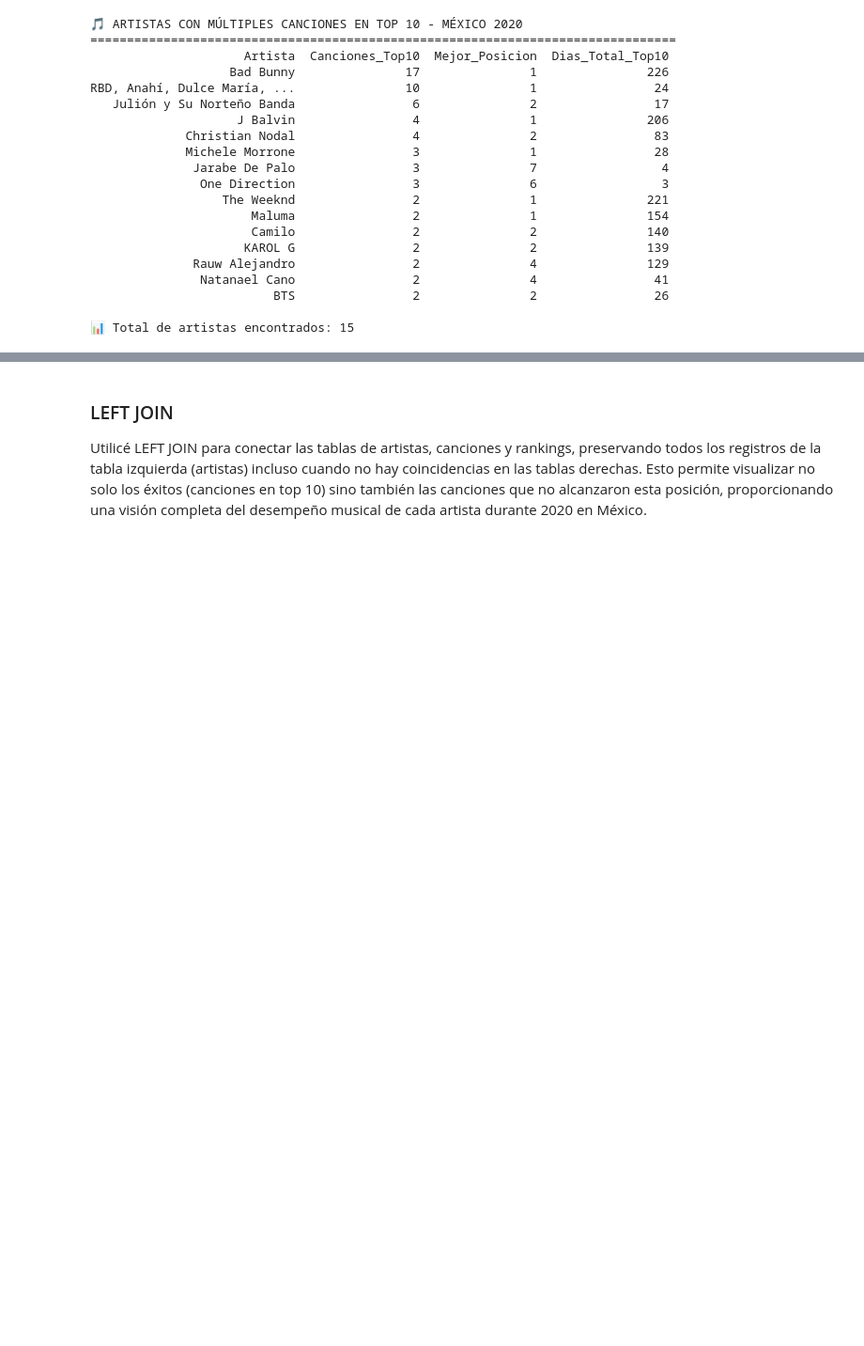
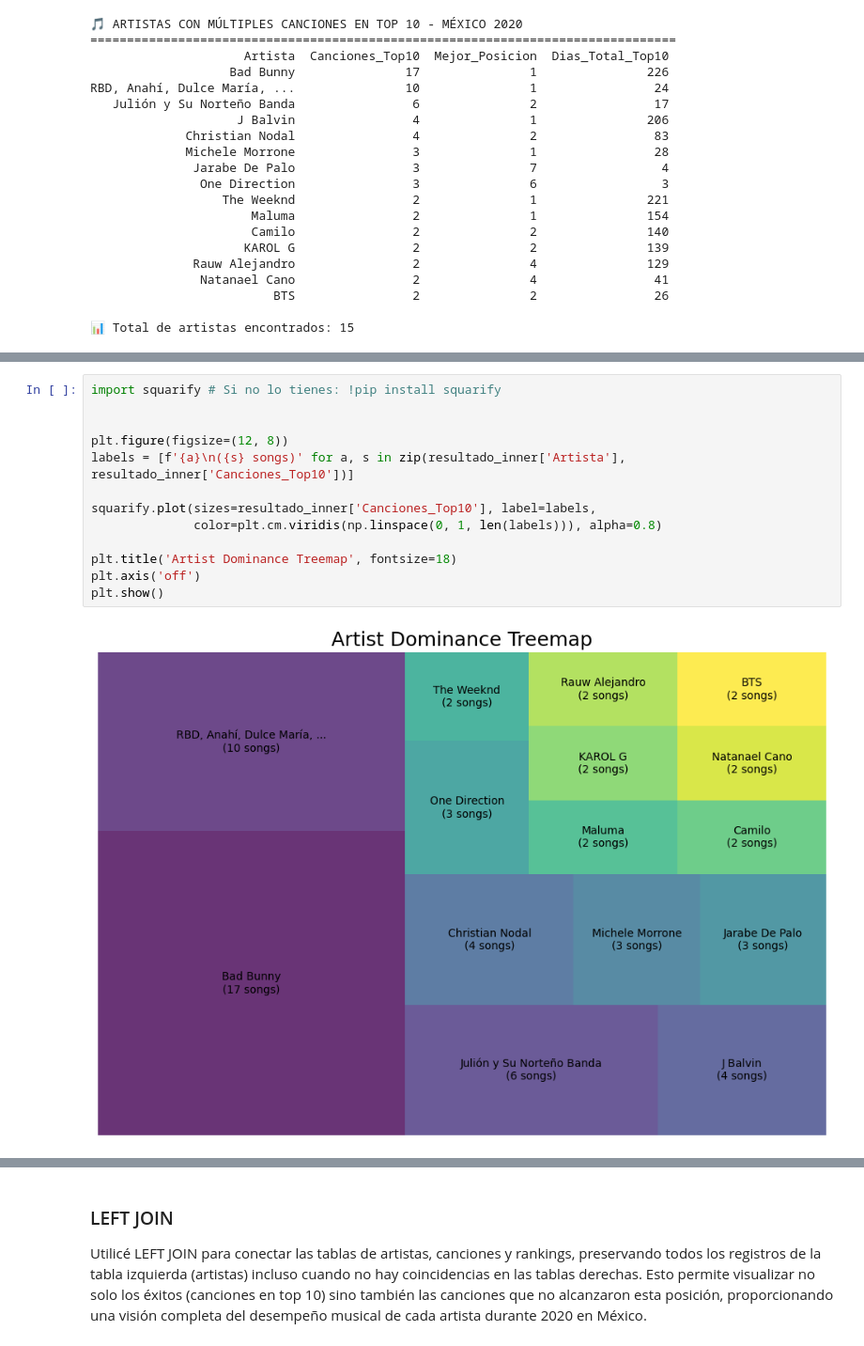
Before and after one commit to RawDreeGo/Spotify-API-Music-Data-Analysis, a Jupyter notebook: m43 Spotify API Rodrigo Cisneros Santin.ipynb, the cells around one changed output, grey strips where cells are left out. Shown at 94% size. Cells and saved outputs as stored; diff of their text form; blank space fills up the shorter version.

```diff
--- a/m43 Spotify API Rodrigo Cisneros Santin.ipynb
+++ b/m43 Spotify API Rodrigo Cisneros Santin.ipynb
@@ -777,0 +872,15 @@ RBD, Anahí, Dulce María, ...               10               1                2
+# %%
+import squarify # Si no lo tienes: !pip install squarify
+
+
+plt.figure(figsize=(12, 8))
+labels = [f'{a}\n({s} songs)' for a, s in zip(resultado_inner['Artista'], resultado_inner['Canciones_Top10'])]
+
+squarify.plot(sizes=resultado_inner['Canciones_Top10'], label=labels,
+              color=plt.cm.viridis(np.linspace(0, 1, len(labels))), alpha=0.8)
+
+plt.title('Artist Dominance Treemap', fontsize=18)
+plt.axis('off')
+plt.show()
+# %% [output]
+[figure, added]
```
Also changed, not shown: parts of 8 cells of this notebook.
